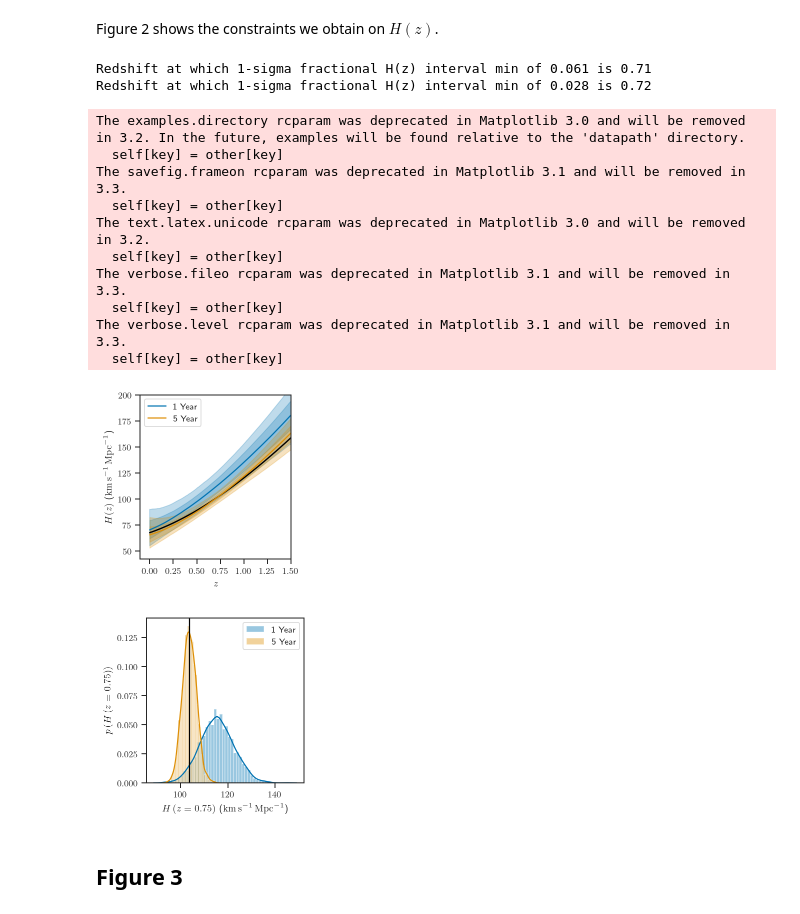
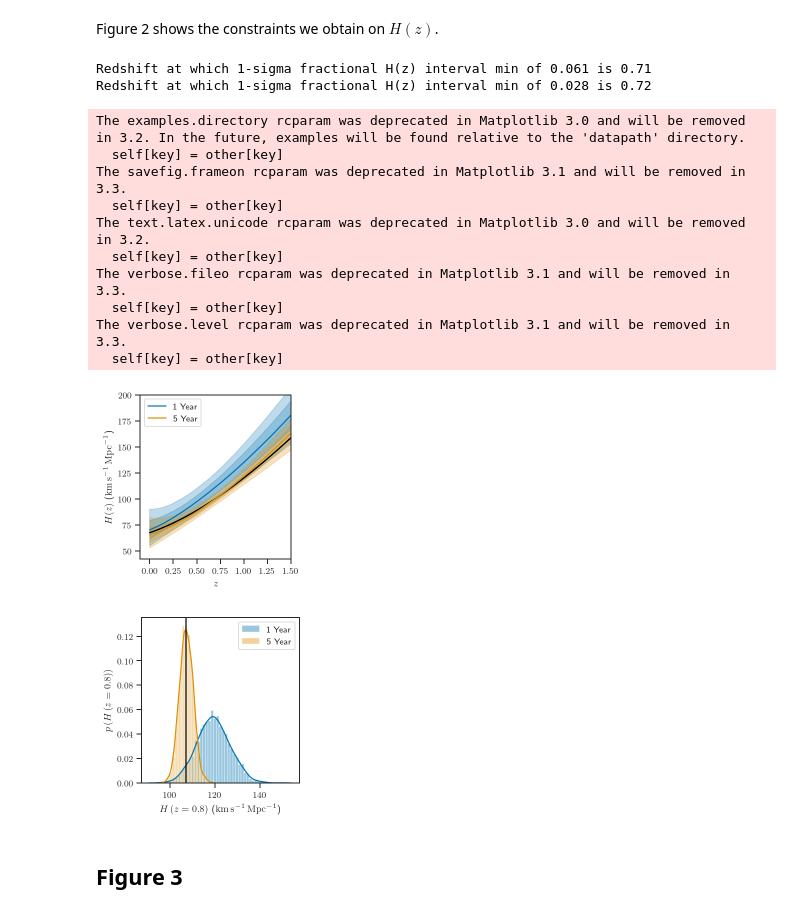
Before and after one commit to farr/PISNLineCosmography, a Jupyter notebook: PaperPlots.ipynb, the cells around one changed output. Cells and saved outputs as stored; diff of their text form; code cells hidden in the pictures.

Commit message:
Update pivot redshift in Figure 2.

```diff
--- a/PaperPlots.ipynb
+++ b/PaperPlots.ipynb
@@ -186,46 +186,46 @@ with plots.pub_plots(figsize=array(plots.figsize_pub)/2):
 
     with h5py.File('paper/plots/Hz.h5', 'w') as f:
         f.create_dataset('zs', data=zs, compression='gzip', shuffle=True)
         f.create_dataset('Hs-1yr', data=Hs1, compression='gzip', shuffle=True)
         f.create_dataset('Hs-5yr', data=Hs5, compression='gzip', shuffle=True)
 
     figure()
-    i = argmin(abs(zs-0.75))
+    i = argmin(abs(zs-0.8))
 
-    H75_1 = array([cosmo.FlatwCDM(H0*u.km/u.s/u.Mpc, Om, w).efunc(0.75)*H0 for H0, Om, w in zip(c.posterior.H0.values.flatten(), c.posterior.Om.values.flatten(), c.posterior.w0.values.flatten())])
-    H75_5 = array([cosmo.FlatwCDM(H0*u.km/u.s/u.Mpc, Om, w).efunc(0.75)*H0 for H0, Om, w in zip(cc.posterior.H0.values.flatten(), cc.posterior.Om.values.flatten(), cc.posterior.w0.values.flatten())])
+    H8_1 = array([cosmo.FlatwCDM(H0*u.km/u.s/u.Mpc, Om, w).efunc(0.8)*H0 for H0, Om, w in zip(c.posterior.H0.values.flatten(), c.posterior.Om.values.flatten(), c.posterior.w0.values.flatten())])
+    H8_5 = array([cosmo.FlatwCDM(H0*u.km/u.s/u.Mpc, Om, w).efunc(0.8)*H0 for H0, Om, w in zip(cc.posterior.H0.values.flatten(), cc.posterior.Om.values.flatten(), cc.posterior.w0.values.flatten())])
 
-    sns.distplot(H75_1.flatten(), label='1 Year')
-    sns.distplot(H75_5.flatten(), label='5 Year')
+    sns.distplot(H8_1.flatten(), label='1 Year')
+    sns.distplot(H8_5.flatten(), label='5 Year')
 
-    xlabel(r'$H\left( z = 0.75 \right)$ ($\mathrm{km} \, \mathrm{s}^{-1} \, \mathrm{Mpc}^{-1}$)')
-    ylabel(r'$p\left( H\left( z = 0.75 \right) \right)$')
+    xlabel(r'$H\left( z = 0.8 \right)$ ($\mathrm{km} \, \mathrm{s}^{-1} \, \mathrm{Mpc}^{-1}$)')
+    ylabel(r'$p\left( H\left( z = 0.8 \right) \right)$')
 
-    axvline(Planck15.H0.to(u.km/u.s/u.Mpc).value*Planck15.efunc(0.75), color='k')
+    axvline(Planck15.H0.to(u.km/u.s/u.Mpc).value*Planck15.efunc(0.8), color='k')
 
     legend(loc='best')
 
     tight_layout()
-    savefig('paper/plots/H075.pdf')
+    savefig('paper/plots/H08.pdf')
 
-    with h5py.File('paper/plots/H075.h5', 'w') as f:
-        f.create_dataset('H075_1yr', data=H75_1.flatten(), compression='gzip', shuffle=True)
-        f.create_dataset('H075_5yr', data=H75_5.flatten(), compression='gzip', shuffle=True)
+    with h5py.File('paper/plots/H08.h5', 'w') as f:
+        f.create_dataset('H08_1yr', data=H8_1.flatten(), compression='gzip', shuffle=True)
+        f.create_dataset('H08_5yr', data=H8_5.flatten(), compression='gzip', shuffle=True)
 # %% [output]
 Redshift at which 1-sigma fractional H(z) interval min of 0.061 is 0.71
 Redshift at which 1-sigma fractional H(z) interval min of 0.028 is 0.72
 The examples.directory rcparam was deprecated in Matplotlib 3.0 and will be removed in 3.2. In the future, examples will be found relative to the 'datapath' directory.
   self[key] = other[key]
 The savefig.frameon rcparam was deprecated in Matplotlib 3.1 and will be removed in 3.3.
   self[key] = other[key]
 The text.latex.unicode rcparam was deprecated in Matplotlib 3.0 and will be removed in 3.2.
   self[key] = other[key]
 The verbose.fileo rcparam was deprecated in Matplotlib 3.1 and will be removed in 3.3.
   self[key] = other[key]
 The verbose.level rcparam was deprecated in Matplotlib 3.1 and will be removed in 3.3.
   self[key] = other[key]
 [figure]
-[figure, old version]
+[figure, new version]
 # %% [markdown]
 ## Figure 3
 # %% [markdown]
```
Also changed, not shown: 8 other files.
